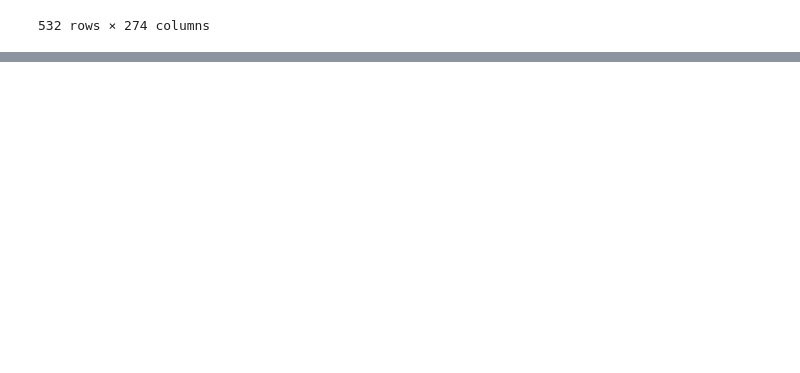
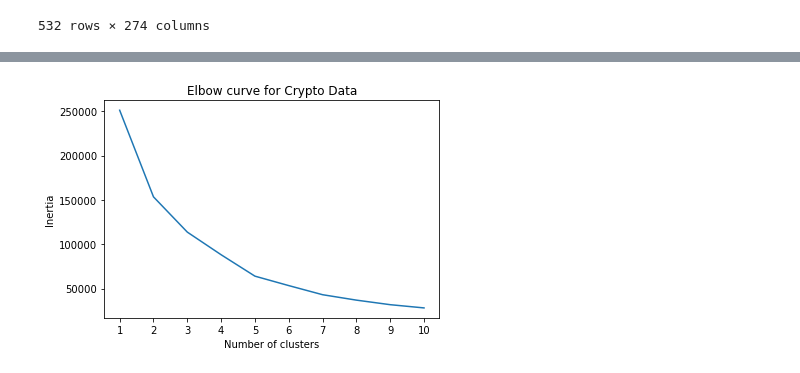
Before and after one commit to amberleeBME/crypto-clusters, a Jupyter notebook: crypto.ipynb, the cells around one changed output, grey strips where cells are left out. Drawn from its saved outputs; the diff is of its cells as text; code cells hidden in the pictures; blank space fills up the shorter version.

Commit message:
KMeans and Recommendation

```diff
--- a/crypto.ipynb
+++ b/crypto.ipynb
@@ -92,0 +109,16 @@ plt.show()
+# %%
+# Create an elbow plot to identify the best number of clusters. Use a for-loop to determine the inertia for each k between 1 through 10. Determine, if possible, where the elbow of the plot is, and at which value of k it appears.
+
+inertia = []
+k = list(range(1, 11))
+
+# Calculate the inertia for the range of k values
+for i in k:
+    km = KMeans(n_clusters=i, random_state=0)
+    km.fit(df_tsne)
+    inertia.append(km.inertia_)
+
+# Create the Elbow Curve using hvPlot
+elbow_data = {"k": k, "inertia": inertia}
+df_elbow = pd.DataFrame(elbow_data)
+df_elbow.head()
@@ -92,0 +132,10 @@ plt.show()
+# %%
+# Plot the elbow curve to find the best candidate(s) for k
+plt.plot(df_elbow['k'], df_elbow['inertia'])
+plt.xticks(range(1,11))
+plt.xlabel('Number of clusters')
+plt.ylabel('Inertia')
+plt.title('Elbow curve for Crypto Data')
+plt.show()
+# %% [output]
+[figure, added]
```
Also changed, not shown: parts of 8 cells of this notebook.
